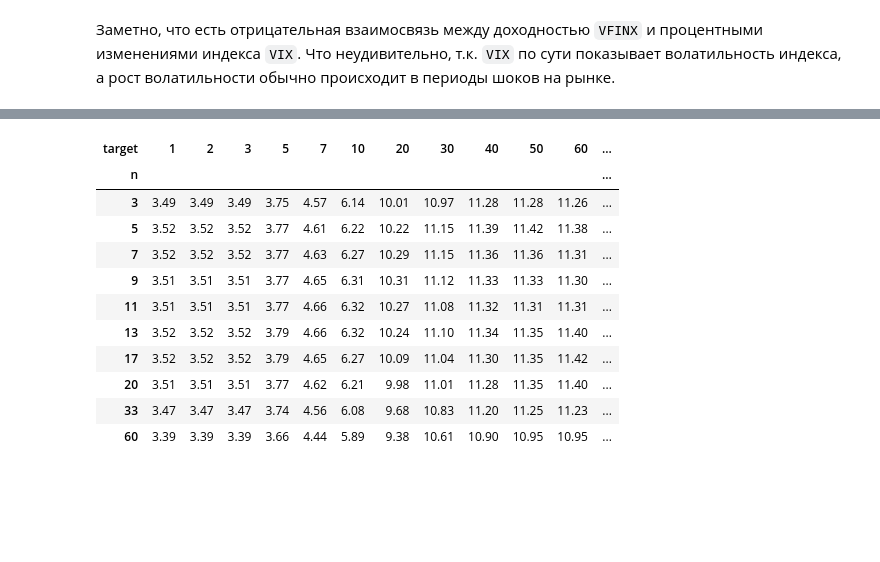
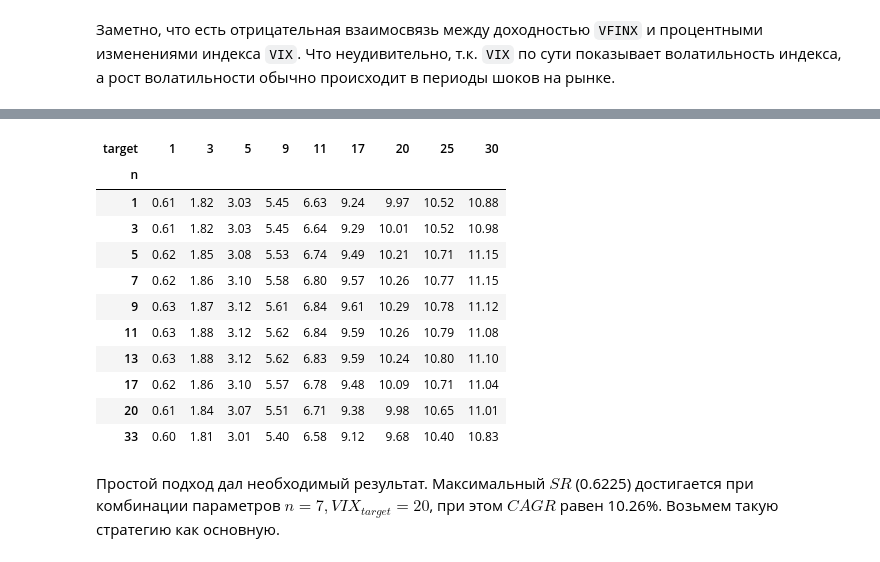
Before and after one commit to eura17/ff-case, a Jupyter notebook: task-1.ipynb, the cells around one changed output, grey strips where cells are left out. Cells and saved outputs as stored; diff of their text form; code cells hidden in the pictures; blank space fills up the shorter version.

```diff
--- a/task-1.ipynb
+++ b/task-1.ipynb
@@ -93 +99,26 @@ $$w = \frac{VIX_{target}}{VIX_{forecast}}$$
+# %%
+targets = [
+    1,
+    3,
+    5,
+    9,
+    11,
+    17,
+    20,
+    25,
+    30,
+]
+
+ns = [
+    1,
+    3,
+    5,
+    7,
+    9,
+    11,
+    13,
+    17,
+    20,
+    33,
+]
 # %%
@@ -137,15 +148,25 @@ grid_sharpe_vix.style.background_gradient(cmap="Greens").format(precision=2)
 # %%
-(grid_cagr_vix * 100).style.background_gradient(cmap="Greens").format(precision=2)
+(ts.grid_search(
+    targets=targets,
+    ns=ns,
+    df=df,
+    metric=pqr.utils.partial(
+        pqr.metrics.cagr,
+        annualizer=252,
+    )
+) * 100).style.background_gradient(cmap="Greens").format(precision=2)
 # %% [output]
-| target | 1 | 2 | 3 | 5 | 7 | 10 | 20 | 30 | 40 | 50 | 60 | ... |
-| n |  |  |  |  |  |  |  |  |  |  |  | ... |
-| 3 | 3.49 | 3.49 | 3.49 | 3.75 | 4.57 | 6.14 | 10.01 | 10.97 | 11.28 | 11.28 | 11.26 | ... |
-| 5 | 3.52 | 3.52 | 3.52 | 3.77 | 4.61 | 6.22 | 10.22 | 11.15 | 11.39 | 11.42 | 11.38 | ... |
-| 7 | 3.52 | 3.52 | 3.52 | 3.77 | 4.63 | 6.27 | 10.29 | 11.15 | 11.36 | 11.36 | 11.31 | ... |
-| 9 | 3.51 | 3.51 | 3.51 | 3.77 | 4.65 | 6.31 | 10.31 | 11.12 | 11.33 | 11.33 | 11.30 | ... |
-| 11 | 3.51 | 3.51 | 3.51 | 3.77 | 4.66 | 6.32 | 10.27 | 11.08 | 11.32 | 11.31 | 11.31 | ... |
-| 13 | 3.52 | 3.52 | 3.52 | 3.79 | 4.66 | 6.32 | 10.24 | 11.10 | 11.34 | 11.35 | 11.40 | ... |
-| 17 | 3.52 | 3.52 | 3.52 | 3.79 | 4.65 | 6.27 | 10.09 | 11.04 | 11.30 | 11.35 | 11.42 | ... |
-| 20 | 3.51 | 3.51 | 3.51 | 3.77 | 4.62 | 6.21 | 9.98 | 11.01 | 11.28 | 11.35 | 11.40 | ... |
-| 33 | 3.47 | 3.47 | 3.47 | 3.74 | 4.56 | 6.08 | 9.68 | 10.83 | 11.20 | 11.25 | 11.23 | ... |
-| 60 | 3.39 | 3.39 | 3.39 | 3.66 | 4.44 | 5.89 | 9.38 | 10.61 | 10.90 | 10.95 | 10.95 | ... |
+| target | 1 | 3 | 5 | 9 | 11 | 17 | 20 | 25 | 30 |
+| n |  |  |  |  |  |  |  |  |  |
+| 1 | 0.61 | 1.82 | 3.03 | 5.45 | 6.63 | 9.24 | 9.97 | 10.52 | 10.88 |
+| 3 | 0.61 | 1.82 | 3.03 | 5.45 | 6.64 | 9.29 | 10.01 | 10.52 | 10.98 |
+| 5 | 0.62 | 1.85 | 3.08 | 5.53 | 6.74 | 9.49 | 10.21 | 10.71 | 11.15 |
+| 7 | 0.62 | 1.86 | 3.10 | 5.58 | 6.80 | 9.57 | 10.26 | 10.77 | 11.15 |
+| 9 | 0.63 | 1.87 | 3.12 | 5.61 | 6.84 | 9.61 | 10.29 | 10.78 | 11.12 |
+| 11 | 0.63 | 1.88 | 3.12 | 5.62 | 6.84 | 9.59 | 10.26 | 10.79 | 11.08 |
+| 13 | 0.63 | 1.88 | 3.12 | 5.62 | 6.83 | 9.59 | 10.24 | 10.80 | 11.10 |
+| 17 | 0.62 | 1.86 | 3.10 | 5.57 | 6.78 | 9.48 | 10.09 | 10.71 | 11.04 |
+| 20 | 0.61 | 1.84 | 3.07 | 5.51 | 6.71 | 9.38 | 9.98 | 10.65 | 11.01 |
+| 33 | 0.60 | 1.81 | 3.01 | 5.40 | 6.58 | 9.12 | 9.68 | 10.40 | 10.83 |
+# %% [markdown]
+Простой подход дал необходимый результат. Максимальный $SR$ (0.6225) достигается при комбинации параметров $n=7, VIX_{target} = 20$, при этом $CAGR$ равен 10.26%. Возьмем такую стратегию как основную.
```
Also changed, not shown: parts of 23 cells of this notebook, 2 other files.
